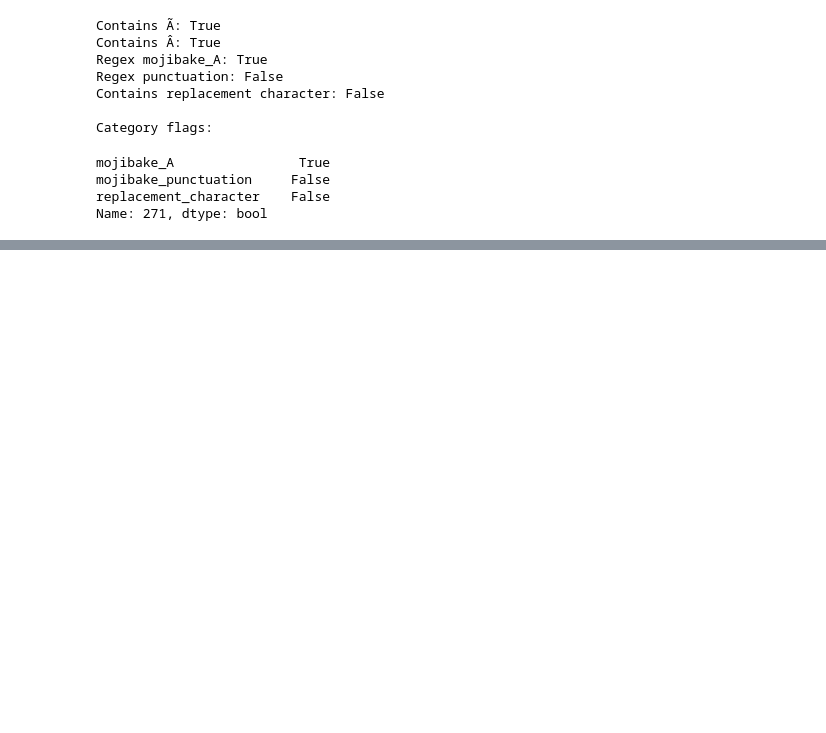
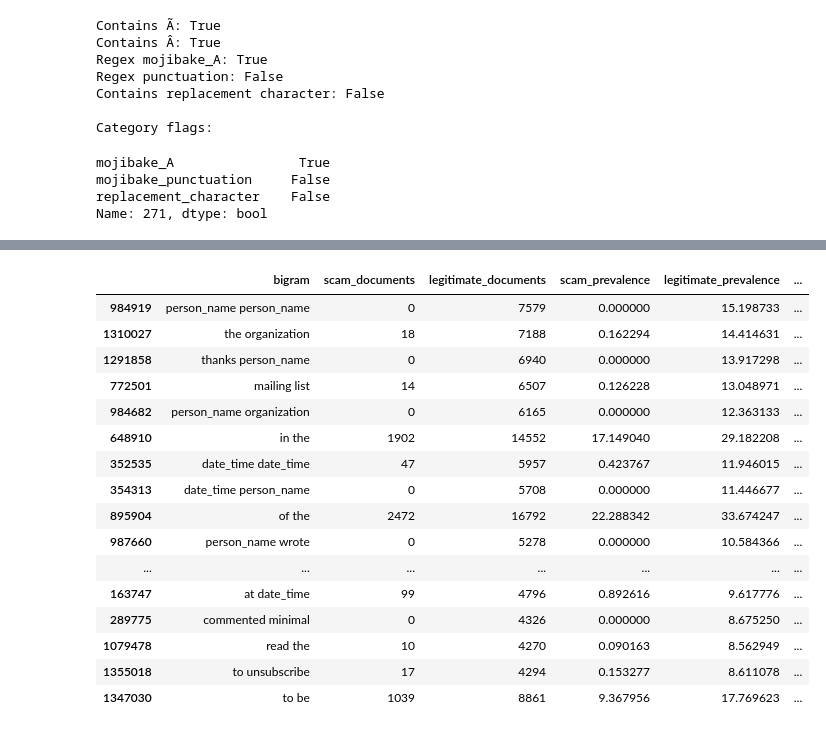
Before and after one commit to Supan-Roy/financial-scam-analysis, a Jupyter notebook: notebooks/02_text_representation.ipynb, the cells around one changed output, grey strips where cells are left out. Saved outputs shown, nothing was run; the diff lists cells and outputs as text; code cells hidden in the pictures; blank space fills up the shorter version.

```diff
--- a/notebooks/02_text_representation.ipynb
+++ b/notebooks/02_text_representation.ipynb
@@ -1032,0 +1156,27 @@ Name: 271, dtype: bool
+# %%
+# 37. Identify bigrams more prevalent in legitimate messages
+
+display(
+    bigram_df.sort_values(
+        "prevalence_difference",
+        ascending=True
+    ).head(25)
+)
+# %% [output]
+|  | bigram | scam_documents | legitimate_documents | scam_prevalence | legitimate_prevalence | ... |
+| 984919 | person_name person_name | 0 | 7579 | 0.000000 | 15.198733 | ... |
+| 1310027 | the organization | 18 | 7188 | 0.162294 | 14.414631 | ... |
+| 1291858 | thanks person_name | 0 | 6940 | 0.000000 | 13.917298 | ... |
+| 772501 | mailing list | 14 | 6507 | 0.126228 | 13.048971 | ... |
+| 984682 | person_name organization | 0 | 6165 | 0.000000 | 12.363133 | ... |
+| 648910 | in the | 1902 | 14552 | 17.149040 | 29.182208 | ... |
+| 352535 | date_time date_time | 47 | 5957 | 0.423767 | 11.946015 | ... |
+| 354313 | date_time person_name | 0 | 5708 | 0.000000 | 11.446677 | ... |
+| 895904 | of the | 2472 | 16792 | 22.288342 | 33.674247 | ... |
+| 987660 | person_name wrote | 0 | 5278 | 0.000000 | 10.584366 | ... |
+| ... | ... | ... | ... | ... | ... | ... |
+| 163747 | at date_time | 99 | 4796 | 0.892616 | 9.617776 | ... |
+| 289775 | commented minimal | 0 | 4326 | 0.000000 | 8.675250 | ... |
+| 1079478 | read the | 10 | 4270 | 0.090163 | 8.562949 | ... |
+| 1355018 | to unsubscribe | 17 | 4294 | 0.153277 | 8.611078 | ... |
+| 1347030 | to be | 1039 | 8861 | 9.367956 | 17.769623 | ... |
```
Also changed, not shown: parts of 25 cells of this notebook, 1 other file.
